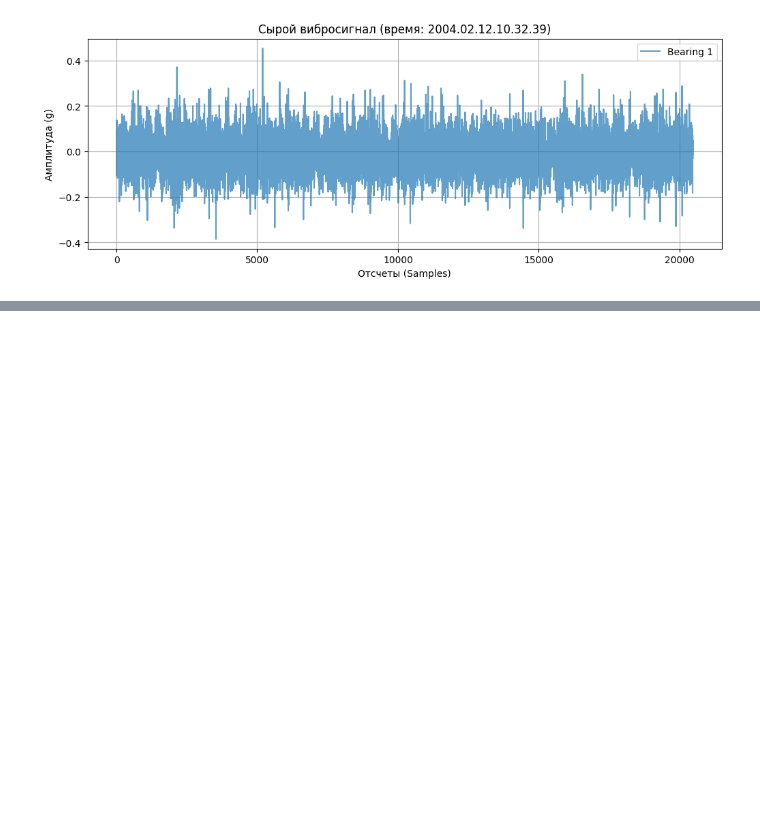
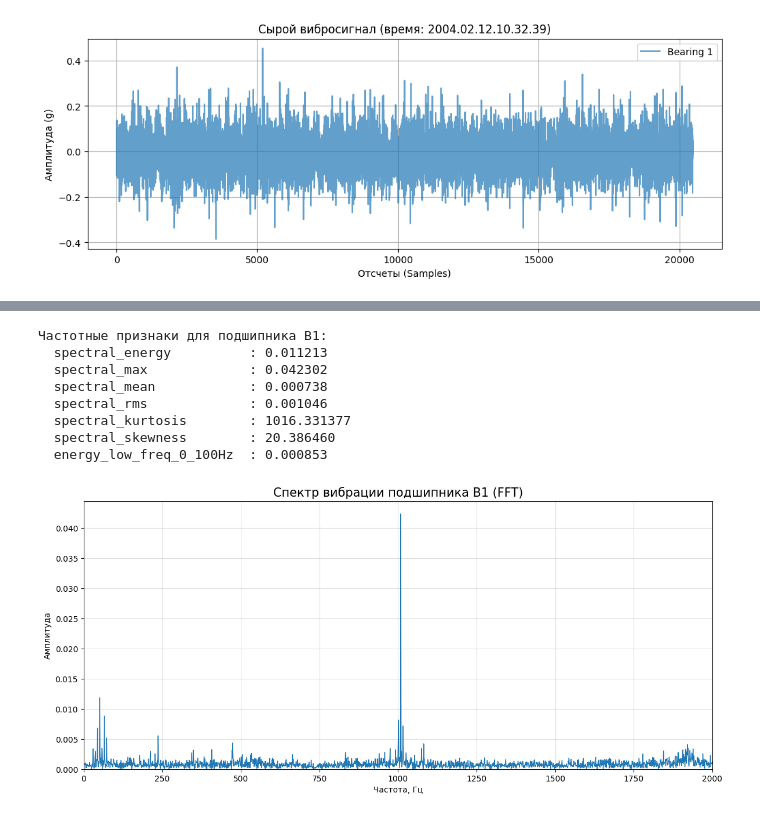
Before and after one commit to czeberyak/industrial-health-index-pdm, a Jupyter notebook: notebooks/01_eda_vibration.ipynb, the cells around one changed output, grey strips where cells are left out. Saved outputs shown, nothing was run; the diff lists cells and outputs as text; code cells hidden in the pictures; blank space fills up the shorter version.

```diff
--- a/notebooks/01_eda_vibration.ipynb
+++ b/notebooks/01_eda_vibration.ipynb
@@ -25 +88,66 @@ plt.show()
+# %%
+# ====================== ИМПОРТЫ ДЛЯ DSP ======================
+from scipy.stats import kurtosis, skew
+from scipy.fft import fft, fftfreq
+
+# ====================== СПЕКТРАЛЬНЫЙ АНАЛИЗ (FFT) ======================
+
+def compute_fft_features(signal: np.ndarray, fs: int = 20480) -> tuple:
+    """
+    Вычисляет FFT и возвращает ключевые частотные признаки + спектр.
+    signal - массив формы (20480,)
+    """
+    n = len(signal)
+
+    # Быстрое преобразование Фурье
+    yf_raw = fft(signal)
+    yf = 2.0 / n * np.abs(yf_raw[0:n//2])          # односторонний амплитудный спектр
+    xf = fftfreq(n, 1.0 / fs)[0:n//2]               # частоты в Гц
+
+    # Частотные признаки
+    features = {
+        'spectral_energy': np.sum(yf**2),                    # общая энергия спектра
+        'spectral_max': np.max(yf),
+        'spectral_mean': np.mean(yf),
+        'spectral_rms': np.sqrt(np.mean(yf**2)),
+        'spectral_kurtosis': kurtosis(yf, fisher=True),      # эксцесс спектра
+        'spectral_skewness': skew(yf),                       # асимметрия спектра
+    }
+
+    # Энергия в низкочастотной зоне (часто растёт при раннем износе)
+    low_freq_mask = (xf >= 0) & (xf <= 100)
+    features['energy_low_freq_0_100Hz'] = np.sum(yf[low_freq_mask]**2)
+
+    return features, xf, yf
+
+
+# ====================== ТЕСТ НА ОДНОМ СИГНАЛЕ ======================
+signal_b1 = df_sample['B1'].values.astype(float)
+
+fft_features, freqs, spectrum = compute_fft_features(signal_b1)
+
+print("Частотные признаки для подшипника B1:")
+for k, v in fft_features.items():
+    print(f"  {k:25}: {v:.6f}")
+
+# Визуализация спектра
+plt.figure(figsize=(14, 6))
+plt.plot(freqs, spectrum, color='tab:blue', linewidth=1.0)
+plt.title('Спектр вибрации подшипника B1 (FFT)', fontsize=15)
+plt.xlabel('Частота, Гц')
+plt.ylabel('Амплитуда')
+plt.grid(True, alpha=0.4)
+plt.xlim(0, 2000)
+plt.ylim(bottom=0)
+plt.show()
+# %% [output]
+Частотные признаки для подшипника B1:
+  spectral_energy          : 0.011213
+  spectral_max             : 0.042302
+  spectral_mean            : 0.000738
+  spectral_rms             : 0.001046
+  spectral_kurtosis        : 1016.331377
+  spectral_skewness        : 20.386460
+  energy_low_freq_0_100Hz  : 0.000853
+[figure, added]
 # %%
```
Also changed, not shown: parts of 32 cells of this notebook, 5 other files.
